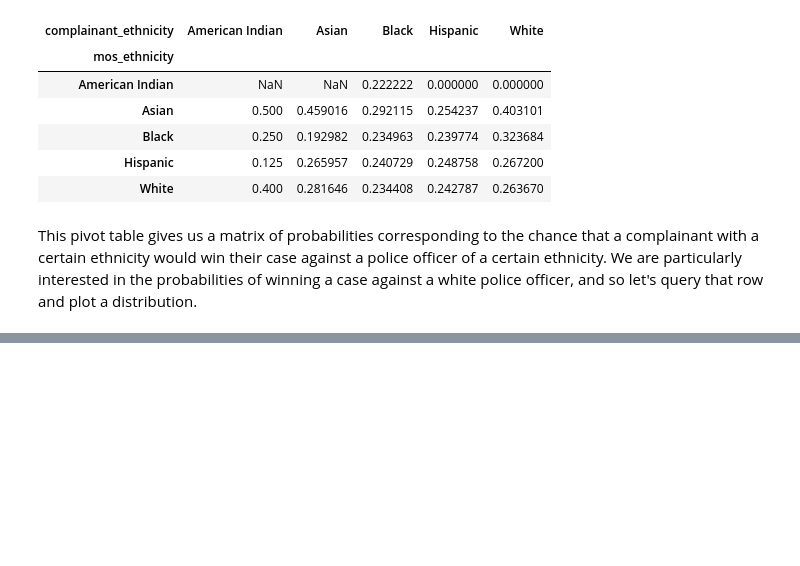
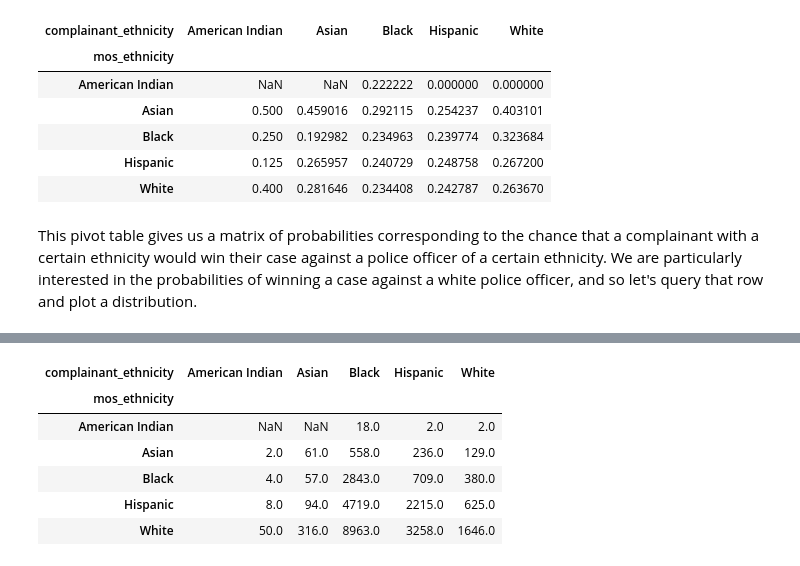
Before and after one commit to RyanHUNGry/nypd-civilian-complaints-EDA, a Jupyter notebook: notebook.ipynb, the cells around one changed output, grey strips where cells are left out. Drawn from its saved outputs; the diff is of its cells as text; code cells hidden in the pictures; blank space fills up the shorter version.

```diff
--- a/notebook.ipynb
+++ b/notebook.ipynb
@@ -448,0 +453,11 @@ It seems that you have a lower chance of winning your complaint if you are a bla
+# %%
+ethnicity_counts_pivot_table = cleaned.pivot_table(index = 'mos_ethnicity', columns='complainant_ethnicity', values='did_win_case', aggfunc='count')
+ethnicity_counts_pivot_table
+# %% [output]
+| complainant_ethnicity | American Indian | Asian | Black | Hispanic | White |
+| mos_ethnicity |  |  |  |  |  |
+| American Indian | NaN | NaN | 18.0 | 2.0 | 2.0 |
+| Asian | 2.0 | 61.0 | 558.0 | 236.0 | 129.0 |
+| Black | 4.0 | 57.0 | 2843.0 | 709.0 | 380.0 |
+| Hispanic | 8.0 | 94.0 | 4719.0 | 2215.0 | 625.0 |
+| White | 50.0 | 316.0 | 8963.0 | 3258.0 | 1646.0 |
```
Also changed, not shown: parts of 5 cells of this notebook.
